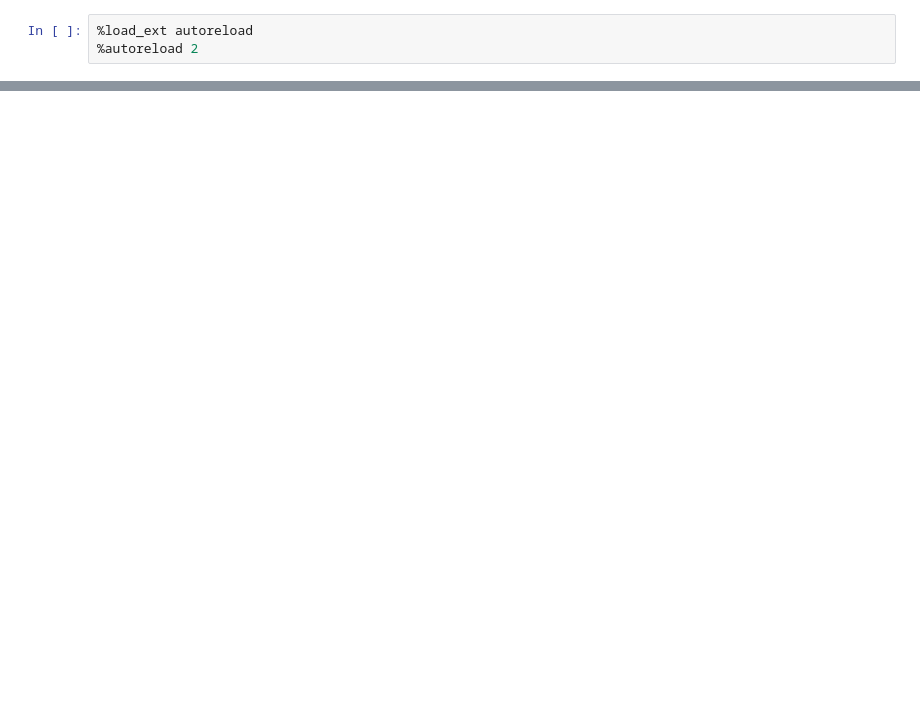
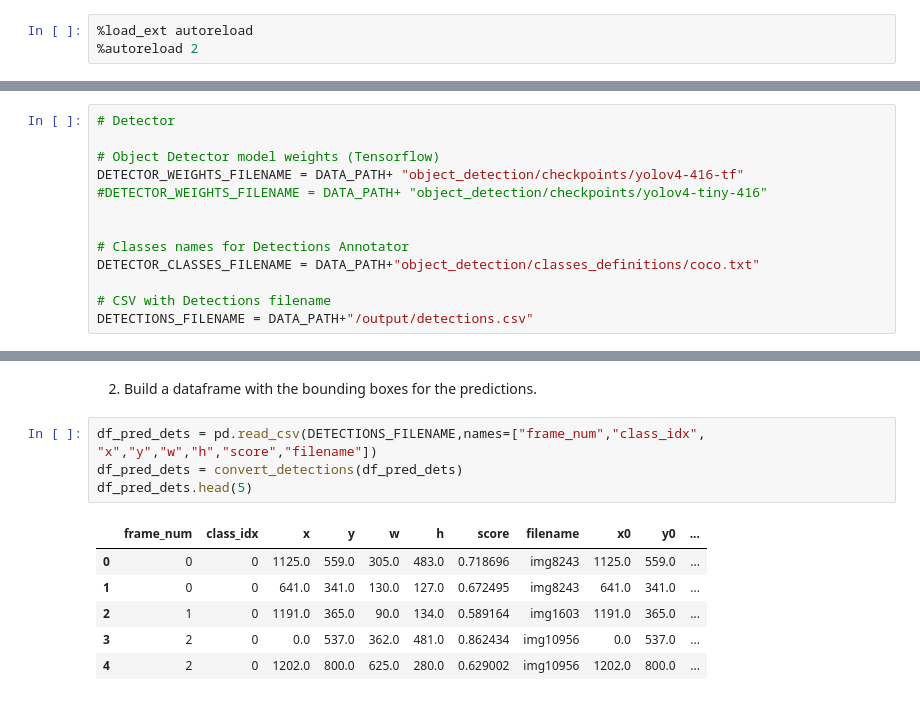
Before and after one commit to nhorro/videoanalytics, a Jupyter notebook: examples/notebooks/Object detection.ipynb, the cells around one changed output, grey strips where cells are left out. Cells and saved outputs as stored; diff of their text form; blank space fills up the shorter version.

```diff
--- a/examples/notebooks/Object detection.ipynb
+++ b/examples/notebooks/Object detection.ipynb
@@ -34,0 +56,13 @@ OUTPUT_VIDEO = DATA_PATH+ "/output.mp4"
+# %%
+# Detector
+
+# Object Detector model weights (Tensorflow)
+DETECTOR_WEIGHTS_FILENAME = DATA_PATH+ "object_detection/checkpoints/yolov4-416-tf"
+#DETECTOR_WEIGHTS_FILENAME = DATA_PATH+ "object_detection/checkpoints/yolov4-tiny-416"
+
+
+# Classes names for Detections Annotator
+DETECTOR_CLASSES_FILENAME = DATA_PATH+"object_detection/classes_definitions/coco.txt"
+
+# CSV with Detections filename
+DETECTIONS_FILENAME = DATA_PATH+"/output/detections.csv"
@@ -83,0 +339,13 @@ metrics_df
+# %% [markdown]
+2. Build a dataframe with the bounding boxes for the predictions.
+# %%
+df_pred_dets = pd.read_csv(DETECTIONS_FILENAME,names=["frame_num","class_idx", "x","y","w","h","score","filename"])
+df_pred_dets = convert_detections(df_pred_dets)
+df_pred_dets.head(5)
+# %% [output]
+|  | frame_num | class_idx | x | y | w | h | score | filename | x0 | y0 | ... |
+| 0 | 0 | 0 | 1125.0 | 559.0 | 305.0 | 483.0 | 0.718696 | img8243 | 1125.0 | 559.0 | ... |
+| 1 | 0 | 0 | 641.0 | 341.0 | 130.0 | 127.0 | 0.672495 | img8243 | 641.0 | 341.0 | ... |
+| 2 | 1 | 0 | 1191.0 | 365.0 | 90.0 | 134.0 | 0.589164 | img1603 | 1191.0 | 365.0 | ... |
+| 3 | 2 | 0 | 0.0 | 537.0 | 362.0 | 481.0 | 0.862434 | img10956 | 0.0 | 537.0 | ... |
+| 4 | 2 | 0 | 1202.0 | 800.0 | 625.0 | 280.0 | 0.629002 | img10956 | 1202.0 | 800.0 | ... |
```
Also changed, not shown: parts of 62 cells of this notebook, 10 other files.
